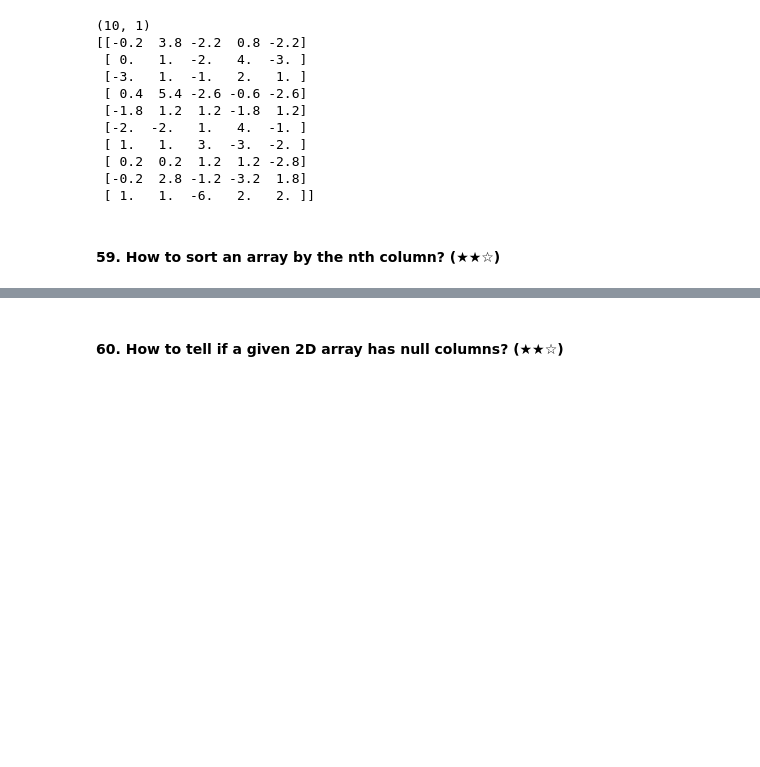
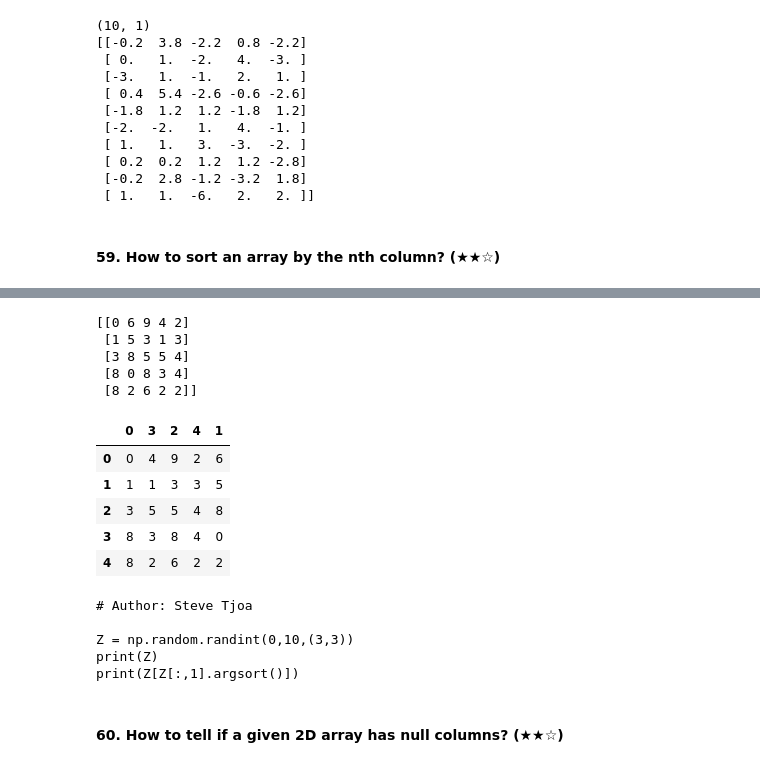
Before and after one commit to CHU1PC/numpy-100, a Jupyter notebook: 100_Numpy_exercises.ipynb, the cells around one changed output, grey strips where cells are left out. Cells and saved outputs as stored; diff of their text form; code cells hidden in the pictures; blank space fills up the shorter version.

```diff
--- a/100_Numpy_exercises.ipynb
+++ b/100_Numpy_exercises.ipynb
@@ -1154,3 +1170,28 @@ print(A)
+# %%
+A = np.random.randint(0, 10, (5, 5))
+print(A)
+A = pd.DataFrame(A)
+A.sort_values(by=1, axis=1)
+# %% [output]
+[[0 6 9 4 2]
+ [1 5 3 1 3]
+ [3 8 5 5 4]
+ [8 0 8 3 4]
+ [8 2 6 2 2]]
+|  | 0 | 3 | 2 | 4 | 1 |
+| 0 | 0 | 4 | 9 | 2 | 6 |
+| 1 | 1 | 1 | 3 | 3 | 5 |
+| 2 | 3 | 5 | 5 | 4 | 8 |
+| 3 | 8 | 3 | 8 | 4 | 0 |
+| 4 | 8 | 2 | 6 | 2 | 2 |
+# %%
+answer(59)
+# %% [output]
+# Author: Steve Tjoa
+
+Z = np.random.randint(0,10,(3,3))
+print(Z)
+print(Z[Z[:,1].argsort()])
 # %% [markdown]
 #### 60. How to tell if a given 2D array has null columns? (★★☆)
 # %% [markdown]
```
Also changed, not shown: parts of 1 cell of this notebook.
